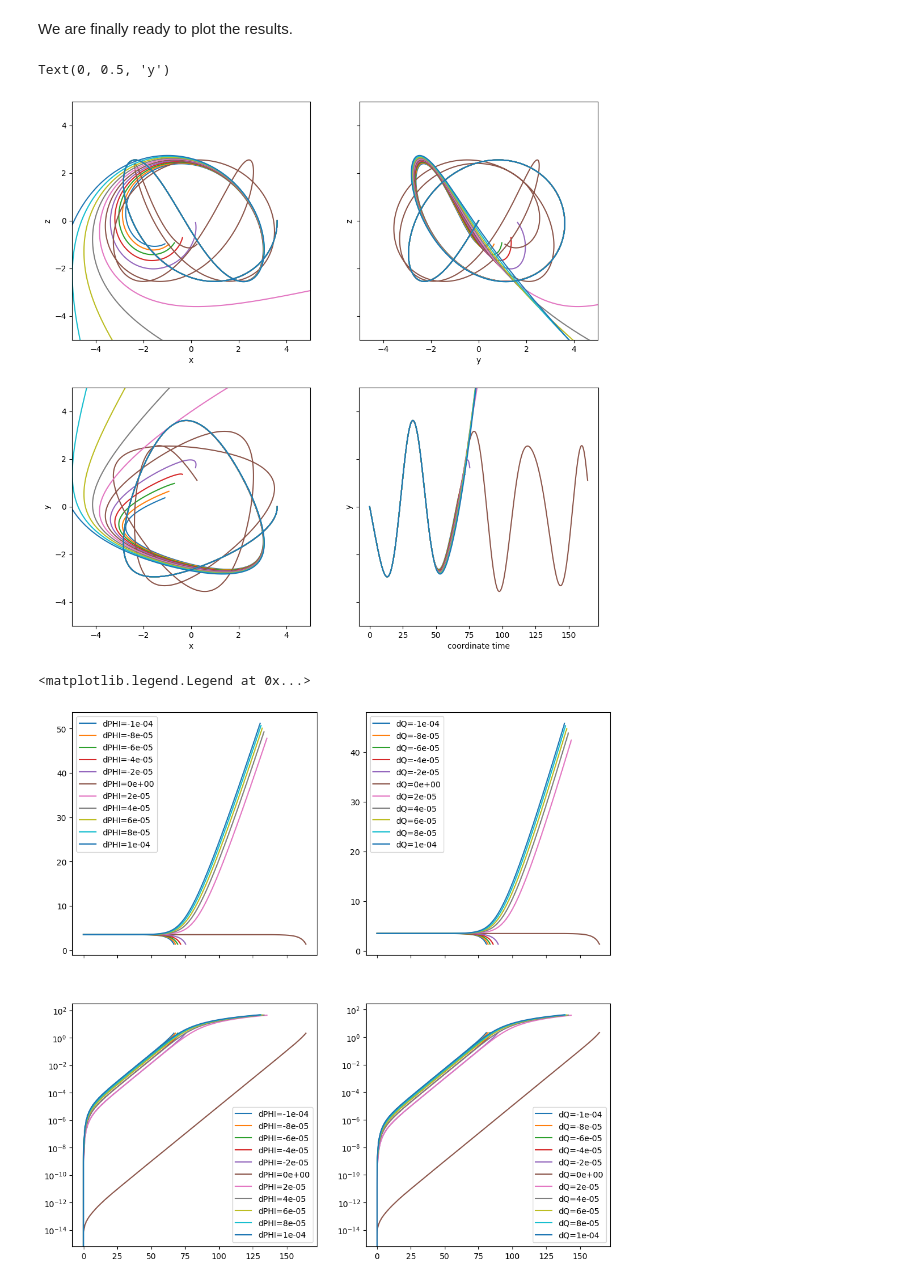
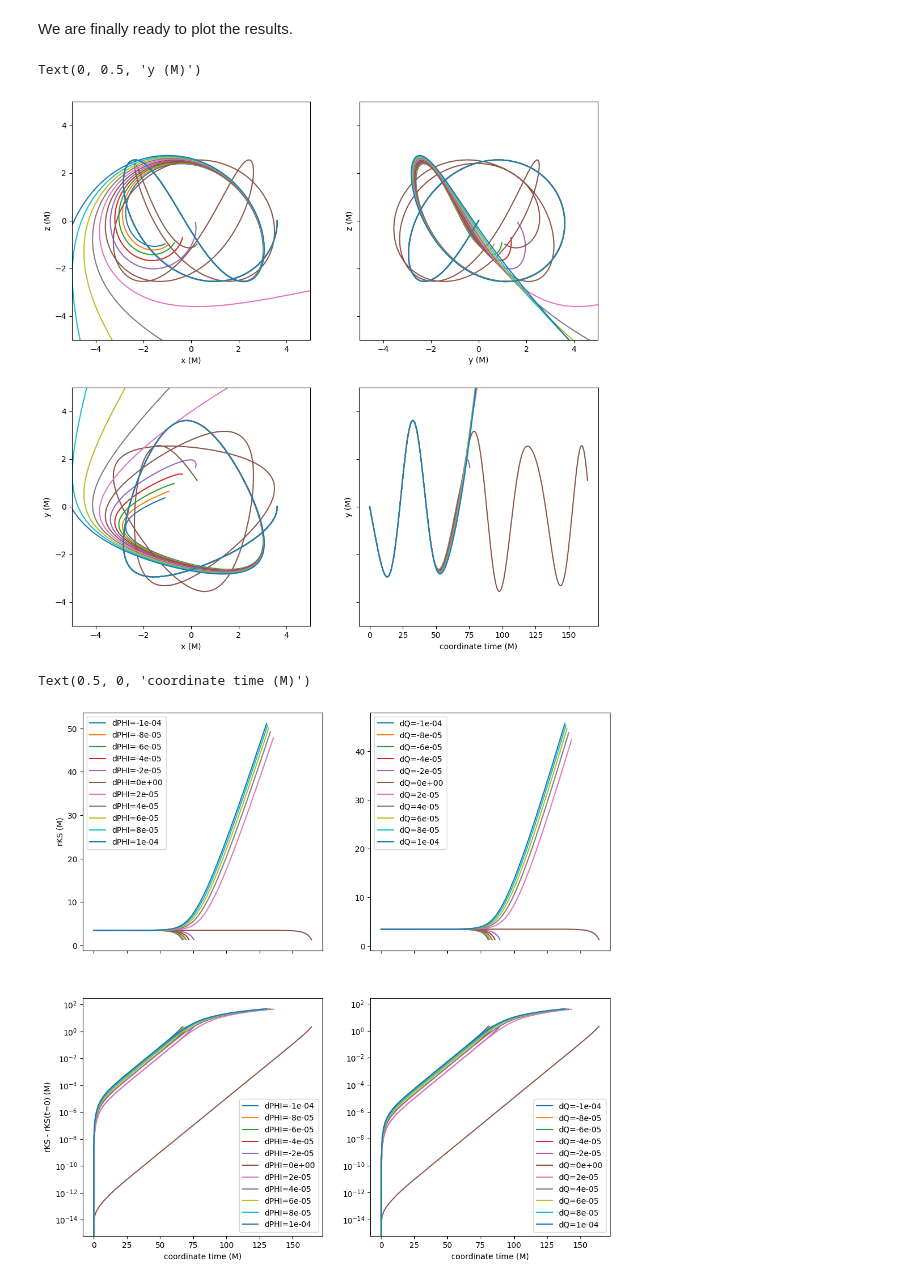
Before and after one commit to adxsrc/fadge, a Jupyter notebook: demos/geode_shell.ipynb, the cells around one changed output. Cells and saved outputs as stored; diff of their text form; code cells hidden in the pictures.

Commit message:
Improve the plots

```diff
--- a/demos/geode_shell.ipynb
+++ b/demos/geode_shell.ipynb
@@ -71,50 +79,56 @@ for iP in range(11):
     axes[1][1].plot(ft[:,iQ,iP], fy[:,iQ,iP])
 
 ax = axes[0][0]
-ax.set_xlabel('x')
-ax.set_ylabel('z')
+ax.set_xlabel('x (M)')
+ax.set_ylabel('z (M)')
 ax.set_xlim(-lim,lim)
 ax.set_ylim(-lim,lim)
 ax.set_aspect('equal')
 
 ax = axes[0][1]
-ax.set_xlabel('y')
-ax.set_ylabel('z')
+ax.set_xlabel('y (M)')
+ax.set_ylabel('z (M)')
 ax.set_xlim(-lim,lim)
 ax.set_ylim(-lim,lim)
 ax.set_aspect('equal')
 
 ax = axes[1][0]
-ax.set_xlabel('x')
-ax.set_ylabel('y')
+ax.set_xlabel('x (M)')
+ax.set_ylabel('y (M)')
 ax.set_xlim(-lim,lim)
 ax.set_ylim(-lim,lim)
 ax.set_aspect('equal')
 
 ax = axes[1][1]
-ax.set_xlabel('coordinate time')
-ax.set_ylabel('y')
+ax.set_xlabel('coordinate time (M)')
+ax.set_ylabel('y (M)')
 # %% [output]
-Text(0, 0.5, 'y')
+Text(0, 0.5, 'y (M)')
-[figure, old version]
+[figure, new version]
 # %%
 fig, axes = plt.subplots(2,2, figsize=(12,12), sharex=True)
 
 iQ = 5
 for iP in range(11):
     axes[0][0].plot(ft[:,iQ,iP], fr[:,iQ,iP], label=f'dPHI={dP[iP]:.0e}')
-axes[0][0].legend()
 for iP in range(11):
     axes[1][0].semilogy(ft[:,iQ,iP], abs(fr[:,iQ,iP] - fr[0,iQ,iP]), label=f'dPHI={dP[iP]:.0e}')
-axes[1][0].legend()
 
 iP = 5
 for iQ in range(11):
     axes[0][1].plot(ft[:,iQ,iP], fr[:,iQ,iP], label=f'dQ={dQ[iQ]:.0e}')
-axes[0][1].legend()
 for iQ in range(11):
     axes[1][1].semilogy(ft[:,iQ,iP], abs(fr[:,iQ,iP] - fr[0,iQ,iP]), label=f'dQ={dQ[iQ]:.0e}')
+
+axes[0][0].legend()
+axes[1][0].legend()
+axes[0][1].legend()
 axes[1][1].legend()
+
+axes[0][0].set_ylabel('rKS (M)')
+axes[1][0].set_ylabel('rKS - rKS(t=0) (M)')
+axes[1][0].set_xlabel('coordinate time (M)')
+axes[1][1].set_xlabel('coordinate time (M)')
 # %% [output]
-<matplotlib.legend.Legend at 0x...>
+Text(0.5, 0, 'coordinate time (M)')
-[figure, old version]
+[figure, new version]
```
Also changed, not shown: parts of 1 cell of this notebook.
